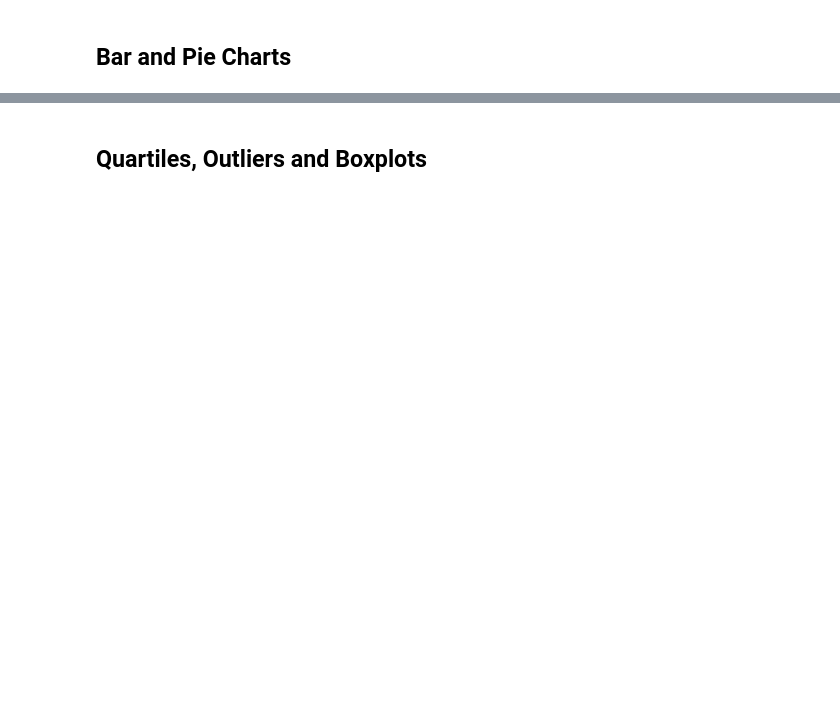
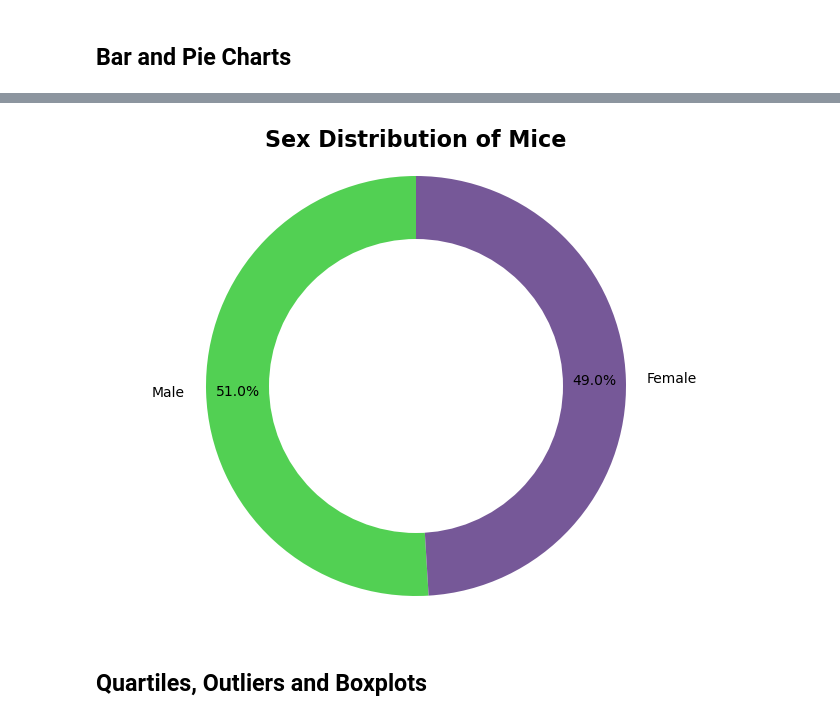
Before and after one commit to TheBoognish138/05-dataVis, a Jupyter notebook: Pymaceuticals/pymaceuticals_starter.ipynb, the cells around one changed output, grey strips where cells are left out. Saved outputs shown, nothing was run; the diff lists cells and outputs as text; code cells hidden in the pictures; blank space fills up the shorter version.

```diff
--- a/Pymaceuticals/pymaceuticals_starter.ipynb
+++ b/Pymaceuticals/pymaceuticals_starter.ipynb
@@ -92,3 +172,32 @@ duplicate_mouse_data
+# %%
+# Generate a pie plot showing the distribution of female versus male mice using pyplot
+# Step 1: Get the data
+data = study_data["Sex"].value_counts()
+labels = data.index
+colors = ["#52d053","#765898"]
+
+# Step 2: Make the canvas
+plt.figure(figsize=(8, 6))
+
+# Step 3: Make the plot
+plt.pie(data, labels=labels, colors=colors, autopct="%1.1f%%", shadow=False, startangle=90, pctdistance=0.85)
+
+# Step 3.5: Add in the donut hole
+# draw circle
+center_circle = plt.Circle((0, 0), 0.70, fc='white')
+fig = plt.gcf()
+
+# Adding Circle in Pie chart
+fig.gca().add_artist(center_circle)
+
+# Step 4: Customizations
+plt.title("Sex Distribution of Mice", fontweight="bold", fontsize=16)
+plt.axis("equal")
+
+# Step 5: Save/Show
+plt.show()
+# %% [output]
+[figure, added]
 # %% [markdown]
 ## Quartiles, Outliers and Boxplots
 # %%
```
Also changed, not shown: parts of 26 cells of this notebook, 1 other file.
